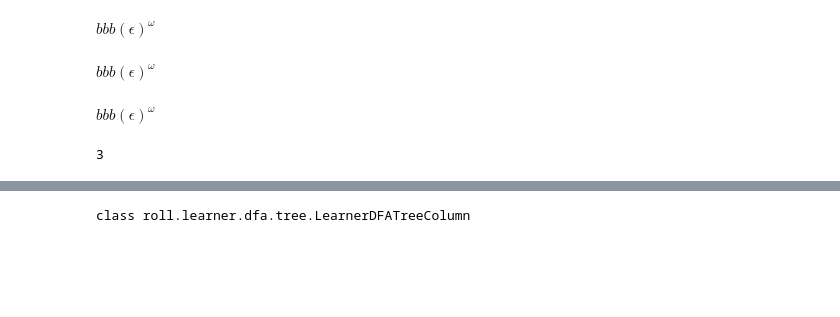
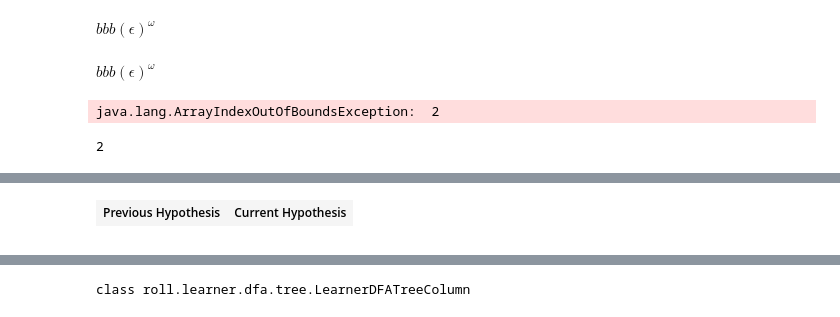
Before and after one commit to ljlin/roll-library, a Jupyter notebook: DFALearning.ipynb, the cells around one changed output, grey strips where cells are left out. Cells and saved outputs as stored; diff of their text form; code cells hidden in the pictures; blank space fills up the shorter version.

Commit message:
Display previous hypothesis

```diff
--- a/DFALearning.ipynb
+++ b/DFALearning.ipynb
@@ -46,6 +52,6 @@ import roll.parser.*;
 
 options = new Options();
 options.algorithm = Options.Algorithm.DFA_COLUMN;
-options.structure = Options.Structure.TREE;
+options.structure = Options.Structure.TABLE;
 options
 # %% [output]
@@ -66,17 +72,17 @@ $bbb(ϵ)^\omega$
 # %%
 H.get(2);
 # %% [output]
-$bbb(ϵ)^\omega$
+java.lang.ArrayIndexOutOfBoundsException:  2
 # %%
 H.size()
 # %% [output]
-3
+2
 # %%
 import roll.main.*
-Learner = LearningSequence.refinedLearner(target,options,H.subList(0,0)).getHypothesis()
+LearningSequence.refinedLearner(target,options,H.subList(0,0)).getHypothesis()
 # %% [output]
 [interactive output not drawn]
 # %%
 import roll.main.*
-Learner = LearningSequence.refinedLearner(target,options,H.subList(0,1)).getHypothesis()
+LearningSequence.refinedLearner(target,options,H.subList(0,1)).getHypothesis()
 # %% [output]
@@ -84,2 +89,4 @@ Learner = LearningSequence.refinedLearner(target,options,H.subList(0,1)).getHypo
+| Previous Hypothesis | Current Hypothesis |
+|  |  |
 # %%
 import roll.main.*
```
Also changed, not shown: parts of 17 cells of this notebook, 9 other files.
